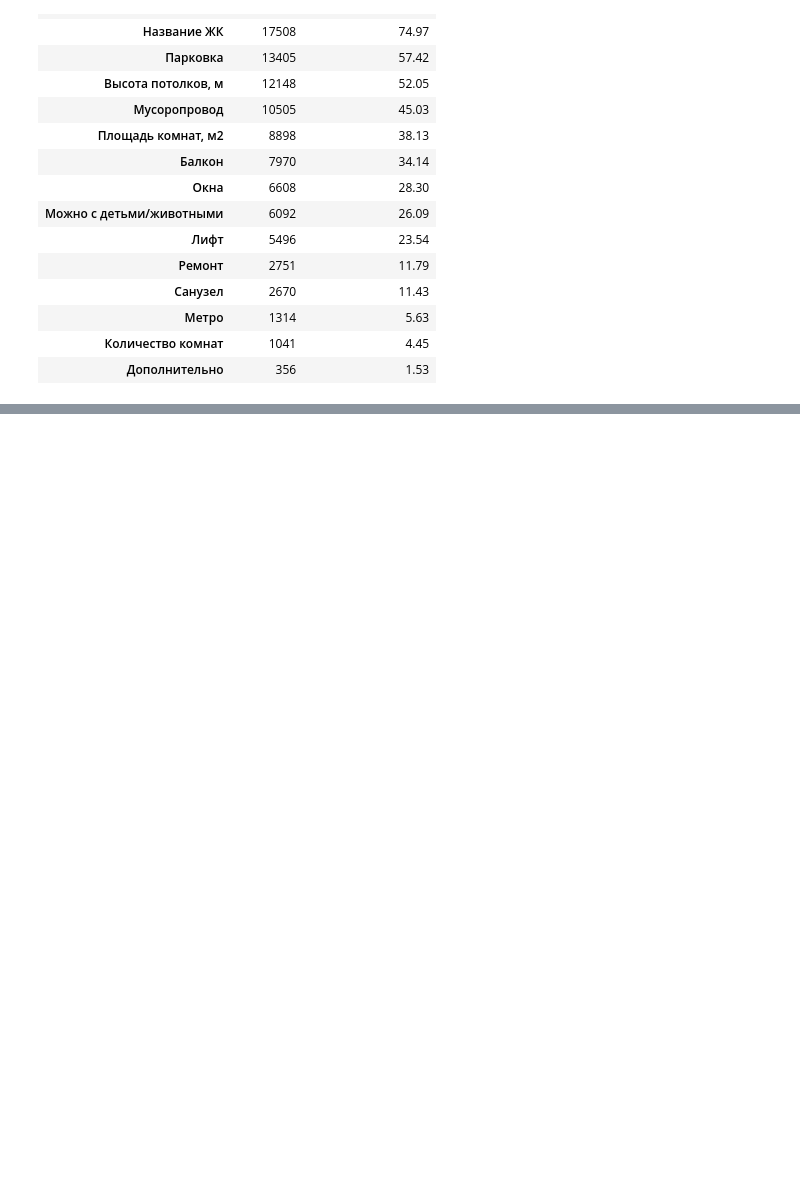
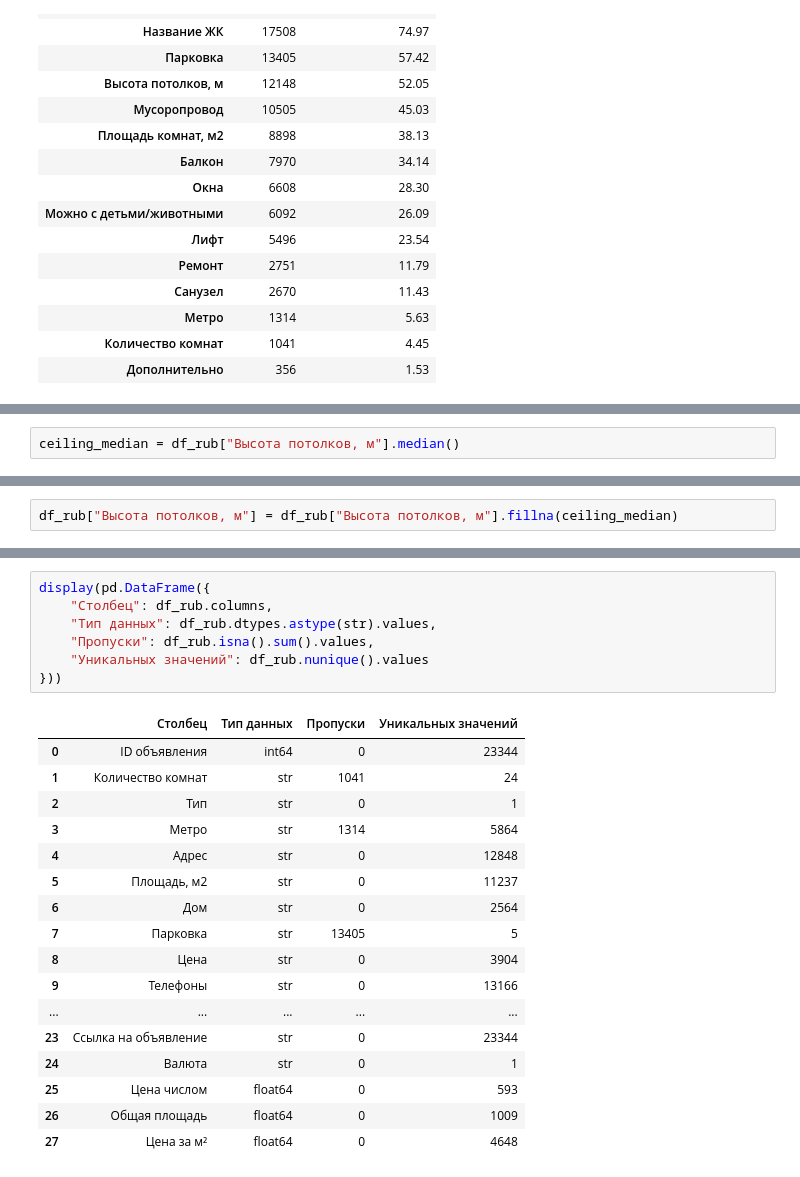
Before and after one commit to UlyanaShemyakina/real_estate_agency_ltd, a Jupyter notebook: release_2/preprocessing.ipynb, the cells around one changed output, grey strips where cells are left out. Saved outputs shown, nothing was run; the diff lists cells and outputs as text; blank space fills up the shorter version.

```diff
--- a/release_2/preprocessing.ipynb
+++ b/release_2/preprocessing.ipynb
@@ -589,0 +697,2 @@ print("Количество пропусков в цене за м²:", df_check
+# %%
+ceiling_median = df_rub["Высота потолков, м"].median()
@@ -589,0 +714,2 @@ print("Количество пропусков в цене за м²:", df_check
+# %%
+df_rub["Высота потолков, м"] = df_rub["Высота потолков, м"].fillna(ceiling_median)
@@ -589,0 +734,25 @@ print("Количество пропусков в цене за м²:", df_check
+# %%
+display(pd.DataFrame({
+    "Столбец": df_rub.columns,
+    "Тип данных": df_rub.dtypes.astype(str).values,
+    "Пропуски": df_rub.isna().sum().values,
+    "Уникальных значений": df_rub.nunique().values
+}))
+# %% [output]
+|  | Столбец | Тип данных | Пропуски | Уникальных значений |
+| 0 | ID объявления | int64 | 0 | 23344 |
+| 1 | Количество комнат | str | 1041 | 24 |
+| 2 | Тип | str | 0 | 1 |
+| 3 | Метро | str | 1314 | 5864 |
+| 4 | Адрес | str | 0 | 12848 |
+| 5 | Площадь, м2 | str | 0 | 11237 |
+| 6 | Дом | str | 0 | 2564 |
+| 7 | Парковка | str | 13405 | 5 |
+| 8 | Цена | str | 0 | 3904 |
+| 9 | Телефоны | str | 0 | 13166 |
+| ... | ... | ... | ... | ... |
+| 23 | Ссылка на объявление | str | 0 | 23344 |
+| 24 | Валюта | str | 0 | 1 |
+| 25 | Цена числом | float64 | 0 | 593 |
+| 26 | Общая площадь | float64 | 0 | 1009 |
+| 27 | Цена за м² | float64 | 0 | 4648 |
```
Also changed, not shown: parts of 49 cells of this notebook, 1 other file.
